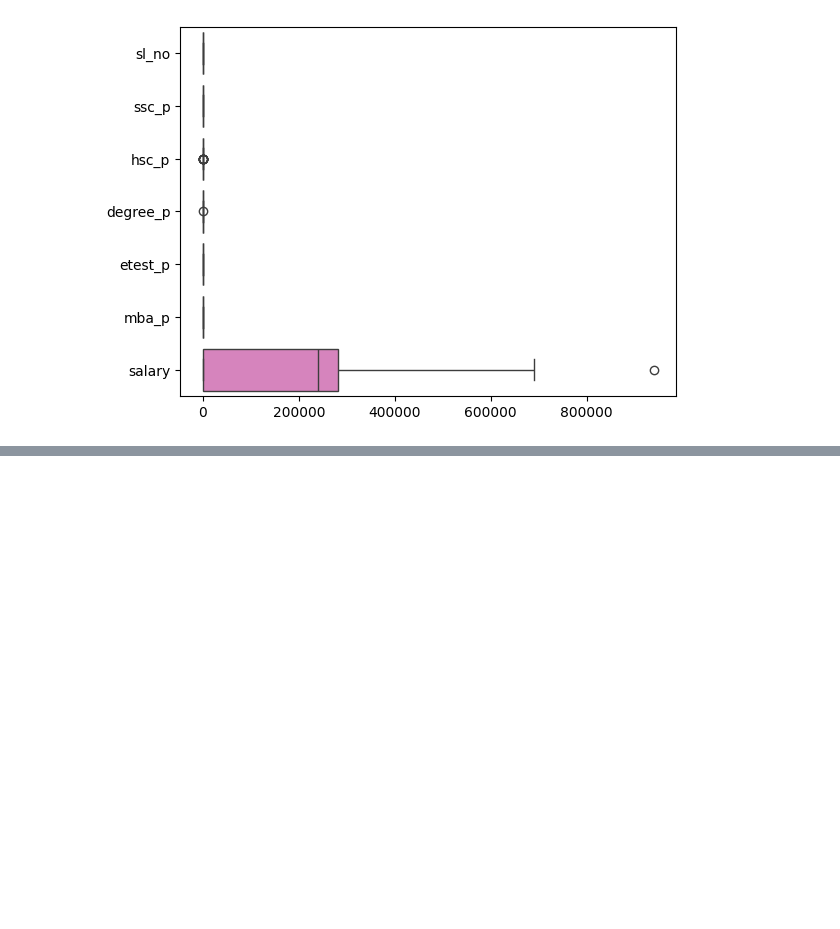
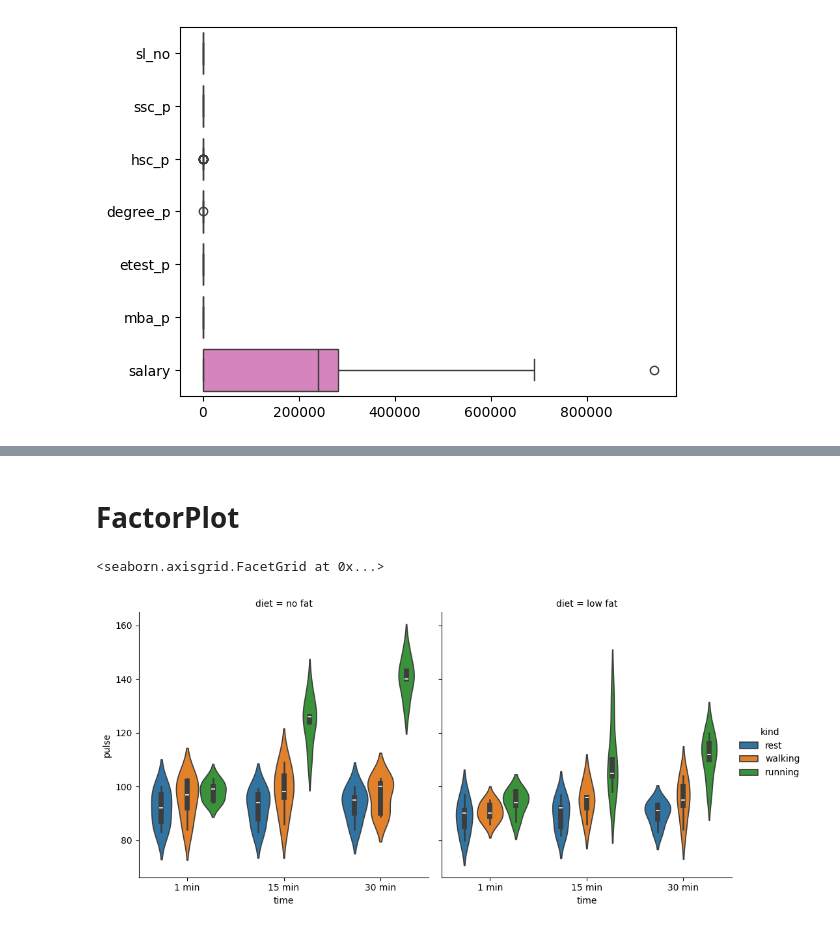
Before and after one commit to Muthumk123/DataScience-Week-5, a Jupyter notebook: Graph in datascience.ipynb, the cells around one changed output, grey strips where cells are left out. Drawn from its saved outputs; the diff is of its cells as text; code cells hidden in the pictures; blank space fills up the shorter version.

```diff
--- a/Graph in datascience.ipynb
+++ b/Graph in datascience.ipynb
@@ -144,0 +149,8 @@ plt.show()
+# %% [markdown]
+# FactorPlot
+# %%
+data=sns.load_dataset("exercise")
+sns.catplot(x='time',y='pulse',hue='kind',kind='violin',col='diet',data= data)
+# %% [output]
+<seaborn.axisgrid.FacetGrid at 0x...>
+[figure, added]
```
Also changed, not shown: parts of 16 cells of this notebook.
